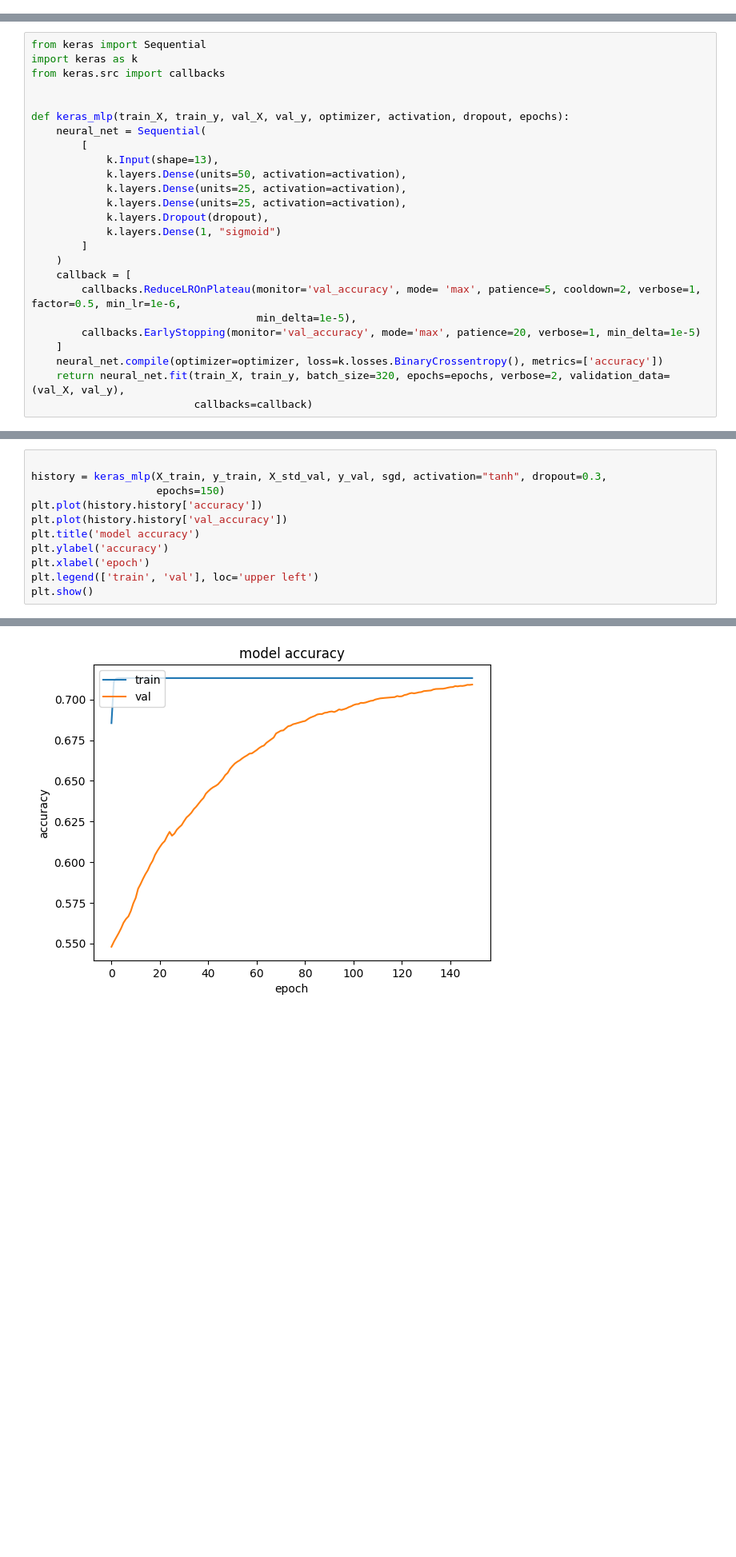
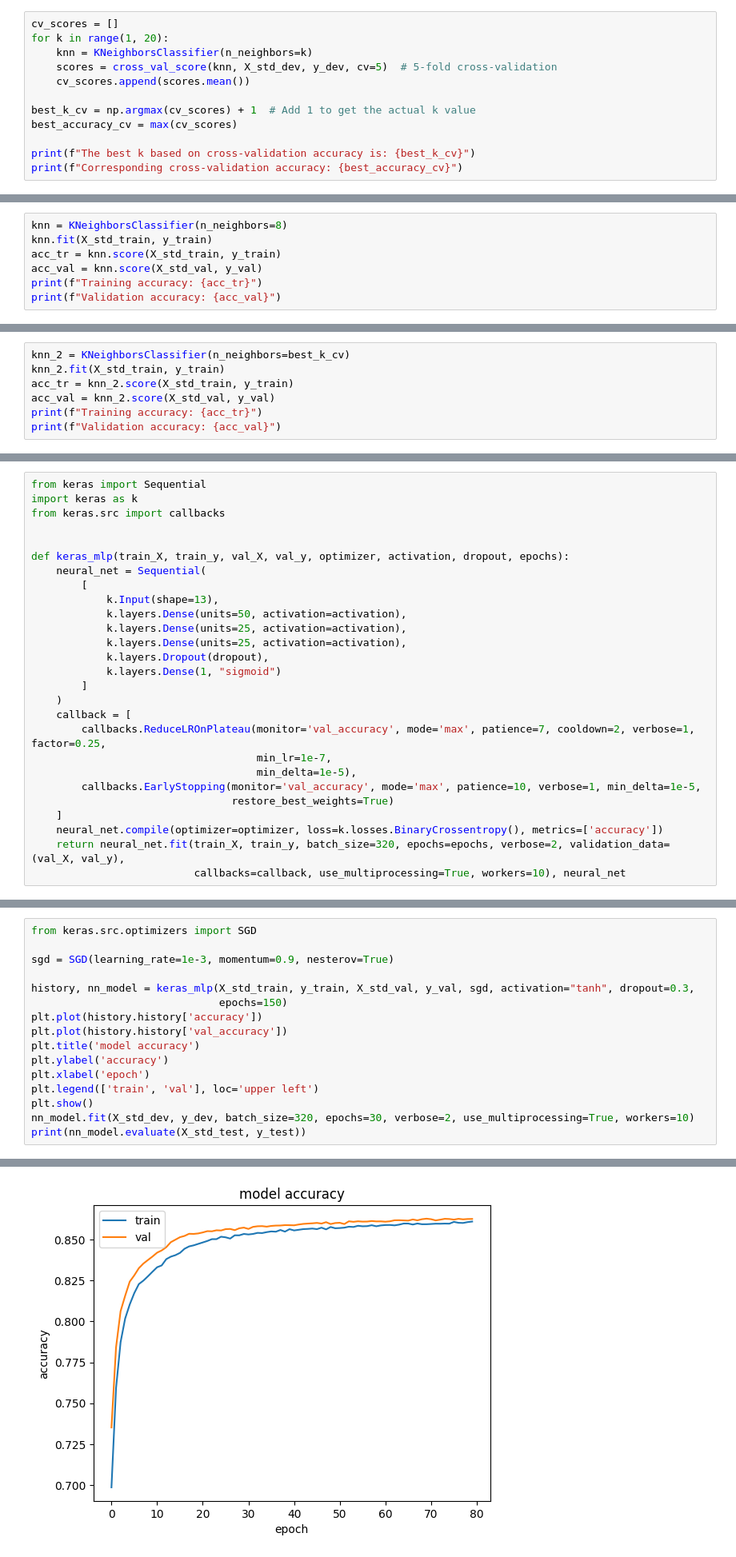
Before and after one commit to Alexthw46/DataMiningProject, a Jupyter notebook: TASK_3/predictive_analysis.ipynb, the cells around one changed output, grey strips where cells are left out. Shown at 80% size. Cells and saved outputs as stored; diff of their text form; blank space fills up the shorter version.

```diff
--- a/TASK_3/predictive_analysis.ipynb
+++ b/TASK_3/predictive_analysis.ipynb
@@ -135,0 +141,12 @@ plt.show()
+# %%
+cv_scores = []
+for k in range(1, 20):
+    knn = KNeighborsClassifier(n_neighbors=k)
+    scores = cross_val_score(knn, X_std_dev, y_dev, cv=5)  # 5-fold cross-validation
+    cv_scores.append(scores.mean())
+
+best_k_cv = np.argmax(cv_scores) + 1  # Add 1 to get the actual k value
+best_accuracy_cv = max(cv_scores)
+
+print(f"The best k based on cross-validation accuracy is: {best_k_cv}")
+print(f"Corresponding cross-validation accuracy: {best_accuracy_cv}")
@@ -135,0 +158,7 @@ plt.show()
+# %%
+knn = KNeighborsClassifier(n_neighbors=8)
+knn.fit(X_std_train, y_train)
+acc_tr = knn.score(X_std_train, y_train)
+acc_val = knn.score(X_std_val, y_val)
+print(f"Training accuracy: {acc_tr}")
+print(f"Validation accuracy: {acc_val}")
@@ -135,0 +168,7 @@ plt.show()
+# %%
+knn_2 = KNeighborsClassifier(n_neighbors=best_k_cv)
+knn_2.fit(X_std_train, y_train)
+acc_tr = knn_2.score(X_std_train, y_train)
+acc_val = knn_2.score(X_std_val, y_val)
+print(f"Training accuracy: {acc_tr}")
+print(f"Validation accuracy: {acc_val}")
@@ -258,11 +331,13 @@ def keras_mlp(train_X, train_y, val_X, val_y, optimizer, activation, dropout, ep
         ]
     )
     callback = [
-        callbacks.ReduceLROnPlateau(monitor='val_accuracy', mode= 'max', patience=5, cooldown=2, verbose=1, factor=0.5, min_lr=1e-6,
+        callbacks.ReduceLROnPlateau(monitor='val_accuracy', mode='max', patience=7, cooldown=2, verbose=1, factor=0.25,
+                                    min_lr=1e-7,
                                     min_delta=1e-5),
-        callbacks.EarlyStopping(monitor='val_accuracy', mode='max', patience=20, verbose=1, min_delta=1e-5)
+        callbacks.EarlyStopping(monitor='val_accuracy', mode='max', patience=10, verbose=1, min_delta=1e-5,
+                                restore_best_weights=True)
     ]
     neural_net.compile(optimizer=optimizer, loss=k.losses.BinaryCrossentropy(), metrics=['accuracy'])
     return neural_net.fit(train_X, train_y, batch_size=320, epochs=epochs, verbose=2, validation_data=(val_X, val_y),
-                          callbacks=callback)
+                          callbacks=callback, use_multiprocessing=True, workers=10), neural_net
 # %%
@@ -303,7 +388,10 @@ Epoch 33: early stopping
 # %%
+from keras.src.optimizers import SGD
 
-history = keras_mlp(X_train, y_train, X_std_val, y_val, sgd, activation="tanh", dropout=0.3,
-                    epochs=150)
+sgd = SGD(learning_rate=1e-3, momentum=0.9, nesterov=True)
+
+history, nn_model = keras_mlp(X_std_train, y_train, X_std_val, y_val, sgd, activation="tanh", dropout=0.3,
+                              epochs=150)
 plt.plot(history.history['accuracy'])
 plt.plot(history.history['val_accuracy'])
 plt.title('model accuracy')
@@ -311,5 +399,7 @@ plt.ylabel('accuracy')
 plt.xlabel('epoch')
 plt.legend(['train', 'val'], loc='upper left')
 plt.show()
+nn_model.fit(X_std_dev, y_dev, batch_size=320, epochs=30, verbose=2, use_multiprocessing=True, workers=10)
+print(nn_model.evaluate(X_std_test, y_test))
 # %% [output]
 Epoch 1/150
@@ -332 +422 @@ Epoch 150/150
-[figure, old version]
+[figure, new version]
```
Also changed, not shown: parts of 15 cells of this notebook, 1 other file.
